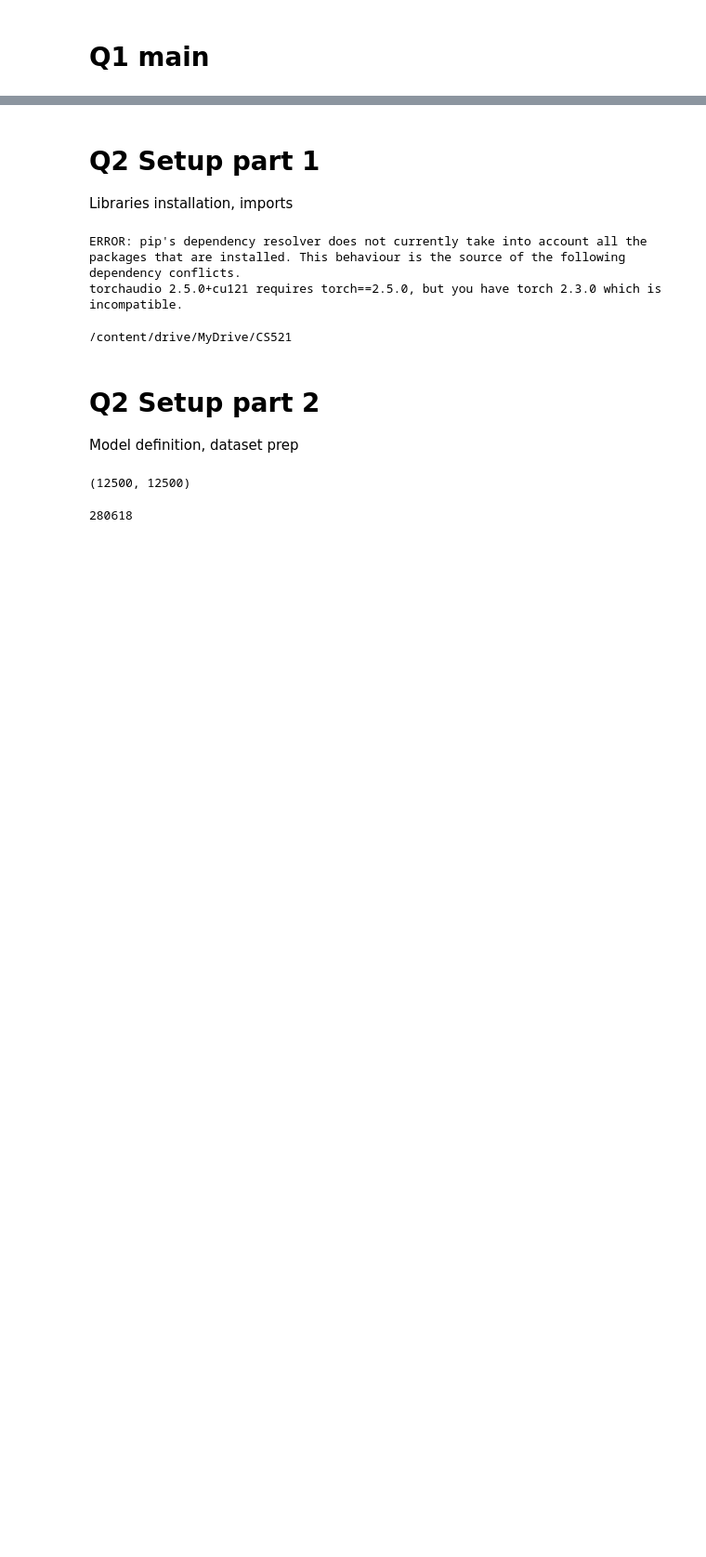
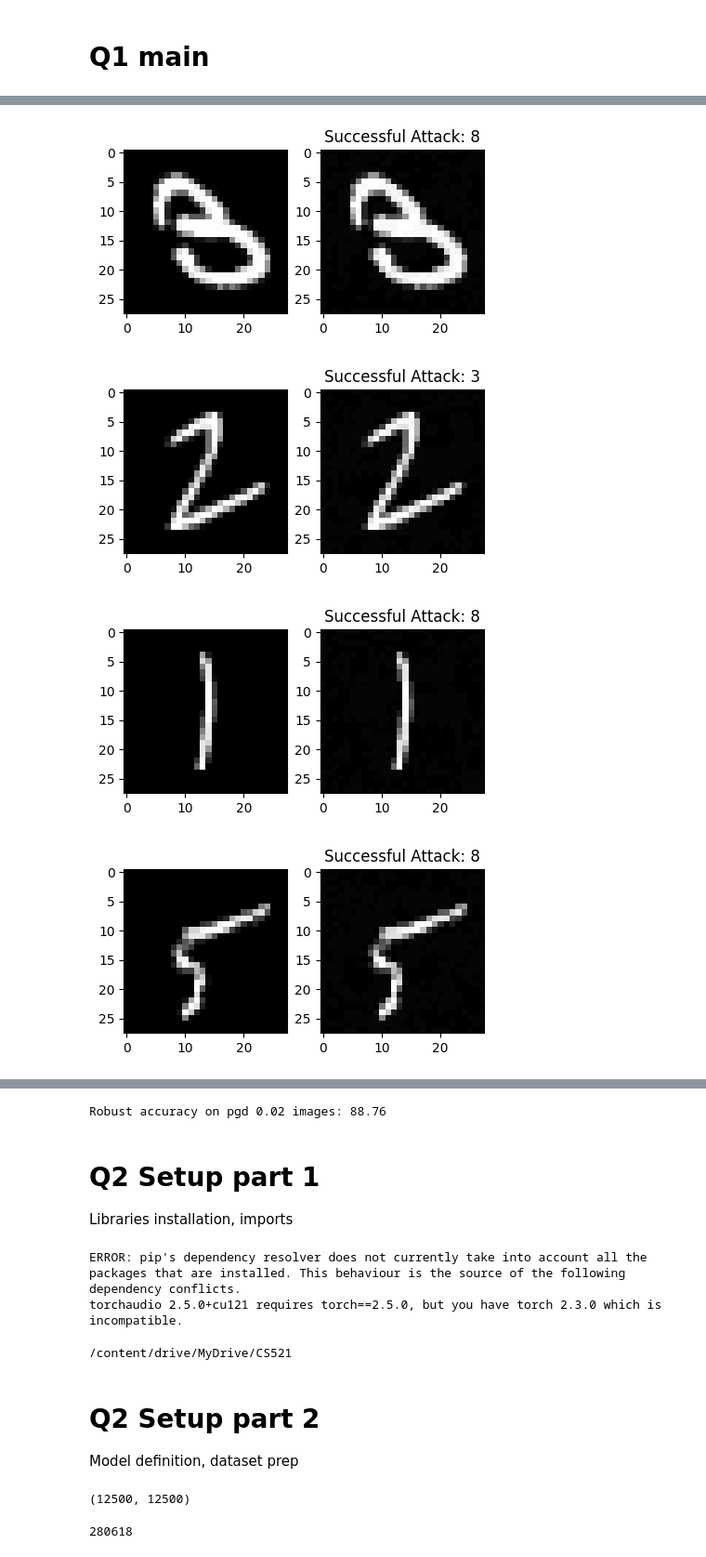
Before and after one commit to scdivad/CS521, a Jupyter notebook: CS521_HW_3.ipynb, the cells around one changed output, grey strips where cells are left out. Shown at 93% size. Saved outputs shown, nothing was run; the diff lists cells and outputs as text; code cells hidden in the pictures; blank space fills up the shorter version.

```diff
--- a/CS521_HW_3.ipynb
+++ b/CS521_HW_3.ipynb
@@ -145,8 +170,9 @@ def test_model_on_attacks(model, attack='pgd', attack_epochs=20, eps=0.1, c=1, n
         predictions_list = np.concatenate(predictions_list)
 
         num_samples = min(num_examples_show, original_images_list.shape[0])
-        indices = np.random.choice(original_images_list.shape[0], num_samples, replace=False)
-
+        # only choose examples of images where the attack was successful
+        indices = np.where(predictions_list != labels_list)[0]
+        indices = indices[:num_samples]
         for i in indices:
             plt.figure(figsize=(5, 2.5))
             plt.subplot(1, 2, 1)
@@ -180,5 +239,5 @@ def IBP_bounds(net, x0, eps):
 # %%
-def train_model(model, num_epochs):
+def train_robust_model(model, num_epochs):
     criterion = nn.CrossEntropyLoss()
     optimizer = optim.Adam(model.parameters(), lr=0.001)
     kappa = 1
@@ -188,7 +247,7 @@ def train_model(model, num_epochs):
         model.train()
 
         running_loss = 0.0
-        for i, data in enumerate(train_loader, 0):
+        for i, data in enumerate(train_loader):
             images, labels = data
             images, labels = images.to(device), labels.to(device)
             batch_size = images.shape[0]
@@ -210,5 +269,3 @@ def train_model(model, num_epochs):
 
         kappa -= 0.5 / (num_epochs-1)
         eps += 0.1 / (num_epochs-1)
-        test_model(model)
-        test_model_on_attacks(model, attack='pgd', attack_epochs=20, eps=0.1, num_examples_show=0)
@@ -248,0 +272,12 @@ Accuracy on images: 96.7
+# %%
+path = '/content/drive/MyDrive/CS521/weights_nat_HW3.pt'
+model_nat = Net()
+model_nat = model_nat.to(device)
+if not os.path.exists(path):
+    start_time = time.time()
+    train_model(model_nat, num_epochs=100)
+    torch.save(model_nat.state_dict(), path)
+    end_time = time.time()
+    print("Elapsed: ", end_time - start_time)
+else:
+    model_nat.load_state_dict(torch.load(path))
@@ -248,0 +302,12 @@ Accuracy on images: 96.7
+# %%
+path = '/content/drive/MyDrive/CS521/weights_ibp_HW3.pt'
+model_ibp = Net()
+model_ibp = model_ibp.to(device)
+if not os.path.exists(path):
+    start_time = time.time()
+    train_robust_model(model_ibp, num_epochs=100)
+    torch.save(model_ibp.state_dict(), path)
+    end_time = time.time()
+    print("Elapsed: ", end_time - start_time)
+else:
+    model_ibp.load_state_dict(torch.load(path))
@@ -293,0 +382,7 @@ Verified accuracy: 11.28
+# %%
+test_model_on_attacks(model_ibp, attack='pgd', eps=0.02, num_examples_show=10)
+# %% [output]
+[figure, added]
+[figure, added]
+[figure, added]
+[figure, added]
@@ -294,3 +395,4 @@ Verified accuracy: 11.28
+Robust accuracy on pgd 0.02 images: 88.76
 # %% [markdown]
 # Q2 Setup part 1
 Libraries installation, imports
```
Also changed, not shown: parts of 16 cells of this notebook.
